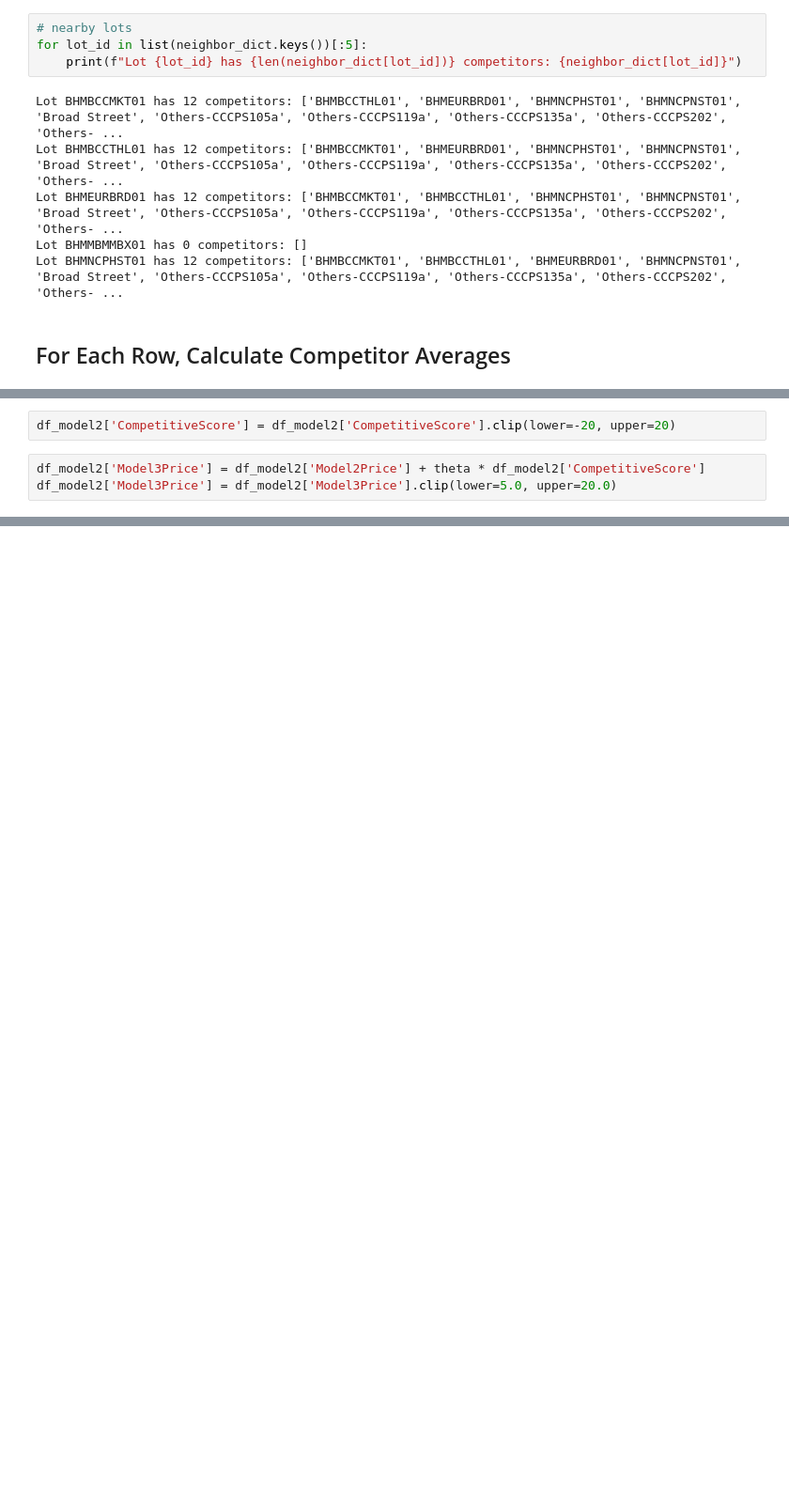
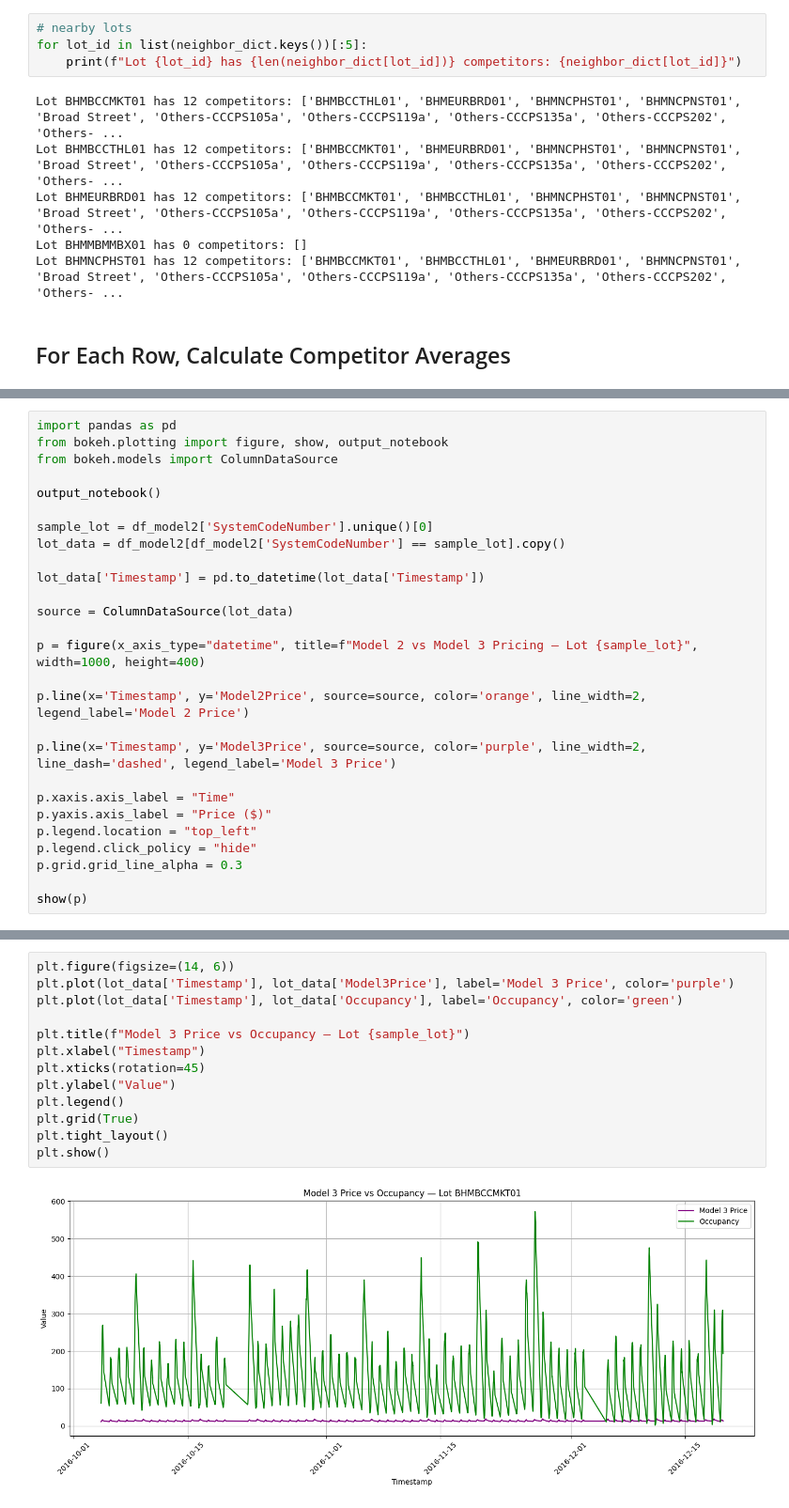
Before and after one commit to MrRogueKnight/Capstone-Project-of-Summer-Analytics-2025, a Jupyter notebook: dynamic-pricing-for-urban-parking-lots.ipynb, the cells around one changed output, grey strips where cells are left out. Shown at 94% size. Drawn from its saved outputs; the diff is of its cells as text; blank space fills up the shorter version.

Commit message:
Kaggle Notebook | Dynamic Pricing for Urban Parking Lots  | Version 13

```diff
--- a/dynamic-pricing-for-urban-parking-lots.ipynb
+++ b/dynamic-pricing-for-urban-parking-lots.ipynb
@@ -997,5 +981,0 @@ df_model2['CompetitiveScore'] = (
-# %%
-df_model2['CompetitiveScore'] = df_model2['CompetitiveScore'].clip(lower=-20, upper=20)
-# %%
-df_model2['Model3Price'] = df_model2['Model2Price'] + theta * df_model2['CompetitiveScore']
-df_model2['Model3Price'] = df_model2['Model3Price'].clip(lower=5.0, upper=20.0)
@@ -1094,0 +1004,27 @@ plt.show()
+# %%
+import pandas as pd
+from bokeh.plotting import figure, show, output_notebook
+from bokeh.models import ColumnDataSource
+
+output_notebook()
+
+sample_lot = df_model2['SystemCodeNumber'].unique()[0]
+lot_data = df_model2[df_model2['SystemCodeNumber'] == sample_lot].copy()
+
+lot_data['Timestamp'] = pd.to_datetime(lot_data['Timestamp'])
+
+source = ColumnDataSource(lot_data)
+
+p = figure(x_axis_type="datetime", title=f"Model 2 vs Model 3 Pricing — Lot {sample_lot}", width=1000, height=400)
+
+p.line(x='Timestamp', y='Model2Price', source=source, color='orange', line_width=2, legend_label='Model 2 Price')
+
+p.line(x='Timestamp', y='Model3Price', source=source, color='purple', line_width=2, line_dash='dashed', legend_label='Model 3 Price')
+
+p.xaxis.axis_label = "Time"
+p.yaxis.axis_label = "Price ($)"
+p.legend.location = "top_left"
+p.legend.click_policy = "hide"
+p.grid.grid_line_alpha = 0.3
+
+show(p)
@@ -1094,0 +1048,15 @@ plt.show()
+# %%
+plt.figure(figsize=(14, 6))
+plt.plot(lot_data['Timestamp'], lot_data['Model3Price'], label='Model 3 Price', color='purple')
+plt.plot(lot_data['Timestamp'], lot_data['Occupancy'], label='Occupancy', color='green')
+
+plt.title(f"Model 3 Price vs Occupancy — Lot {sample_lot}")
+plt.xlabel("Timestamp")
+plt.xticks(rotation=45)
+plt.ylabel("Value")
+plt.legend()
+plt.grid(True)
+plt.tight_layout()
+plt.show()
+# %% [output]
+[figure, added]
```
Also changed, not shown: parts of 27 cells of this notebook.
